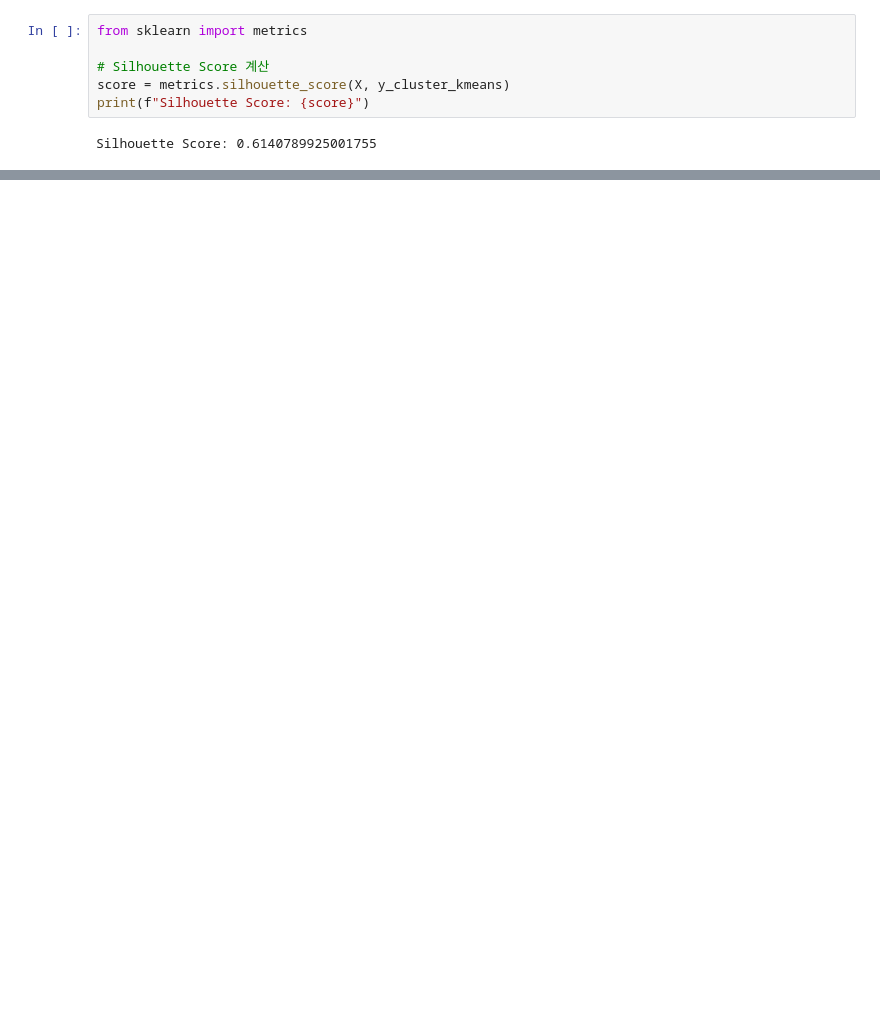
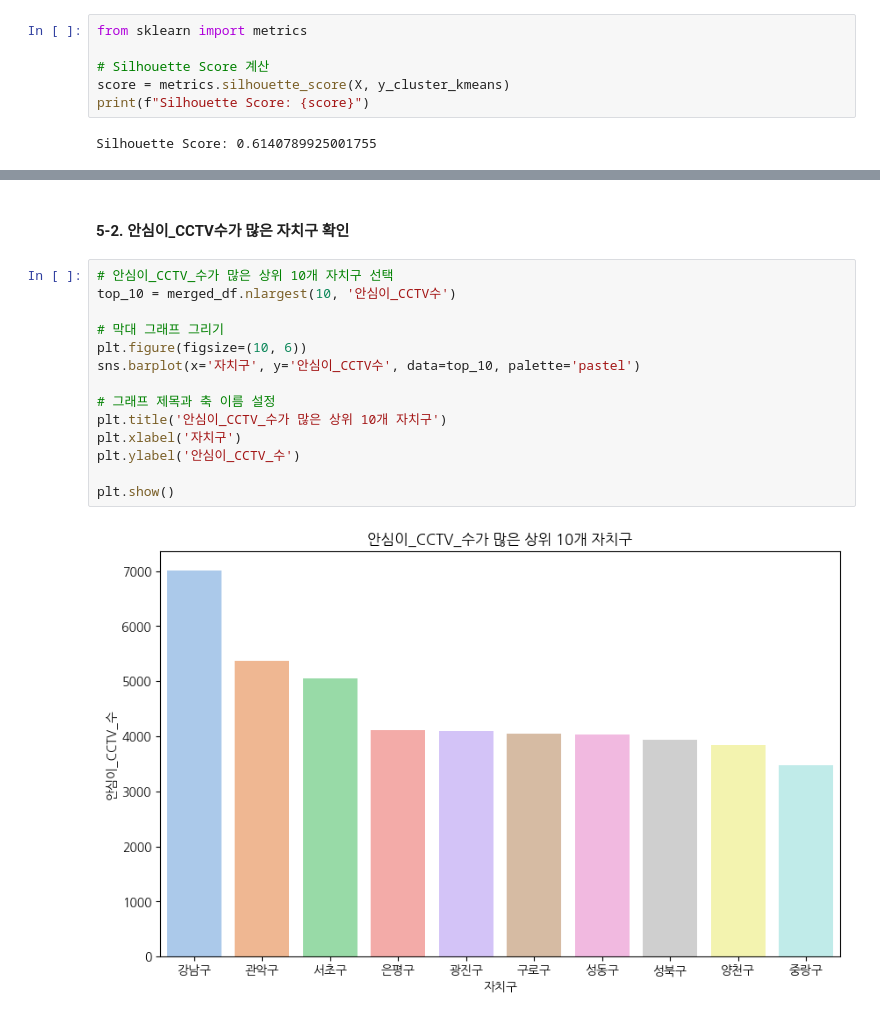
Before and after one commit to Konkuk-Univ-Glocal-Campus/ml202401-midterm-taehyunkim32, a Jupyter notebook: mlmidterm_taehyunkim32.ipynb, the cells around one changed output, grey strips where cells are left out. Cells and saved outputs as stored; diff of their text form; blank space fills up the shorter version.

```diff
--- a/mlmidterm_taehyunkim32.ipynb
+++ b/mlmidterm_taehyunkim32.ipynb
@@ -300,0 +339,18 @@ plt.show()
+# %% [markdown]
+#### 5-2. 안심이_CCTV수가 많은 자치구 확인
+# %%
+# 안심이_CCTV_수가 많은 상위 10개 자치구 선택
+top_10 = merged_df.nlargest(10, '안심이_CCTV수')
+
+# 막대 그래프 그리기
+plt.figure(figsize=(10, 6))
+sns.barplot(x='자치구', y='안심이_CCTV수', data=top_10, palette='pastel')
+
+# 그래프 제목과 축 이름 설정
+plt.title('안심이_CCTV_수가 많은 상위 10개 자치구')
+plt.xlabel('자치구')
+plt.ylabel('안심이_CCTV_수')
+
+plt.show()
+# %% [output]
+[figure, added]
```
Also changed, not shown: parts of 22 cells of this notebook.
